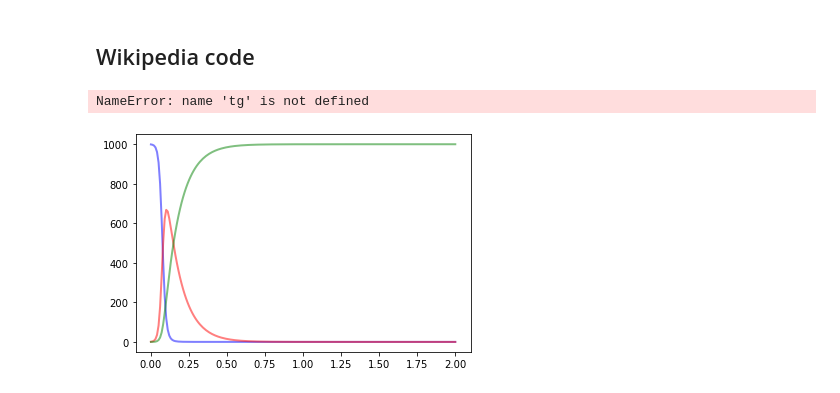
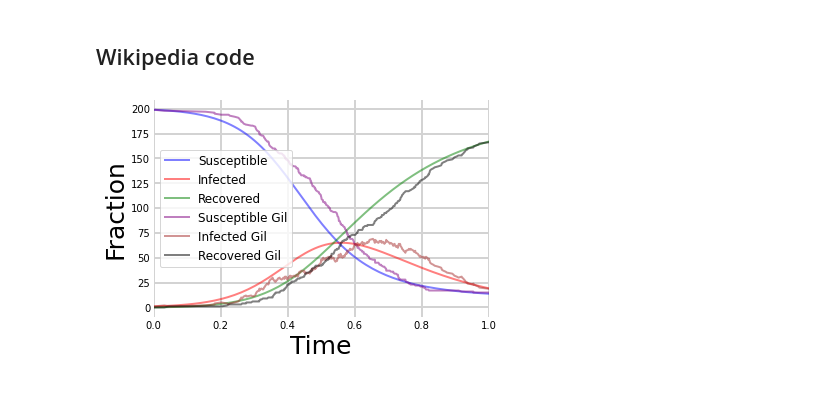
Before and after one commit to Florisdv5/Introcomp_assign2, a Jupyter notebook: Introcomp_assign2.ipynb, the cells around one changed output. Saved outputs shown, nothing was run; the diff lists cells and outputs as text; code cells hidden in the pictures.

```diff
--- a/Introcomp_assign2.ipynb
+++ b/Introcomp_assign2.ipynb
@@ -219,7 +219,7 @@ NameError: name 'plot' is not defined
 # Input parameters ####################
 
 # int; total population
-N = 1000
+N =200
 
 # float; maximum elapsed time
 T = 100.0
@@ -231,10 +231,10 @@ t = 0.0
 V = 100.0
 
 # float; rate of infection after contact
-beta = 10.0
+beta = 8
 
 # float; rate of cure
-gamma = 10.0
+gamma = 5
 
 # int; initial infected population
 n_I = 1
@@ -284,7 +284,7 @@ ts = np.linspace(0, 2, num=200)
 initial_S_I_R = (N - 1, 1, 0)
 
 
-def differential_SIR(initial_S_I_R, t, _alpha, _beta, V):
+def differential_SIR(initial_S_I_R, t, beta, gamma, V):
     n_S, n_I, n_R = initial_S_I_R
     dS_dt = -beta * n_S / V * n_I
     dI_dt = (beta * n_S / V - gamma) * n_I
@@ -292,7 +292,7 @@ def differential_SIR(initial_S_I_R, t, _alpha, _beta, V):
     return dS_dt, dI_dt, dR_dt
 
 
-solution = odeint(differential_SIR, initial_S_I_R, ts, args=(_alpha, _beta, V))
+solution = odeint(differential_SIR, initial_S_I_R, ts, args=(beta, gamma, V))
 S1, I1, R1 = solution.T
 # %%
 # print(solution)
@@ -309,25 +309,24 @@ Rg = [x[n] for x in SIR_data]
 # %%
 fig = plt.figure()
 ax = fig.add_subplot(111, axisbelow=True)
 ax.plot(ts, S1, 'b', alpha=0.5, lw=2, label='Susceptible')
 ax.plot(ts, I1, 'r', alpha=0.5, lw=2, label='Infected')
 ax.plot(ts, R1, 'g', alpha=0.5, lw=2, label='Recovered')
-ax.plot(tg, Sg, 'b', alpha=0.5, lw=2, label='Susceptible Gil')
-ax.plot(tg, Ig, 'r', alpha=0.5, lw=2, label='Infected Gil')
-ax.plot(tg, Rg, 'g', alpha=0.5, lw=2, label='Recovered Gil')
-ax.set_xlabel('Time /days', size = 25)
+ax.plot(tg, Sg, 'purple', alpha=0.5, lw=2, label='Susceptible Gil')
+ax.plot(tg, Ig, 'brown', alpha=0.5, lw=2, label='Infected Gil')
+ax.plot(tg, Rg, 'black', alpha=0.5, lw=2, label='Recovered Gil')
+ax.set_xlabel('Time', size = 25)
 ax.set_ylabel('Fraction', size = 25)
 #ax.set_ylim(0,1.2)
-# ax.set_xlim(0,80)
+ax.set_xlim(0,1)
 ax.yaxis.set_tick_params(length=0)
 ax.xaxis.set_tick_params(length=0)
 ax.grid(b=True, which='major', c='lightgray', lw=2, ls='-')
 legend = ax.legend()
 legend.get_frame().set_alpha(0.5)
 for spine in ('top', 'right', 'bottom', 'left'):
     ax.spines[spine].set_visible(False)
-plt.legend(fontsize="x-large")
+plt.legend(fontsize="large")
 plt.show()
 # %% [output]
-NameError: name 'tg' is not defined
-[figure, old version]
+[figure, new version]
```
